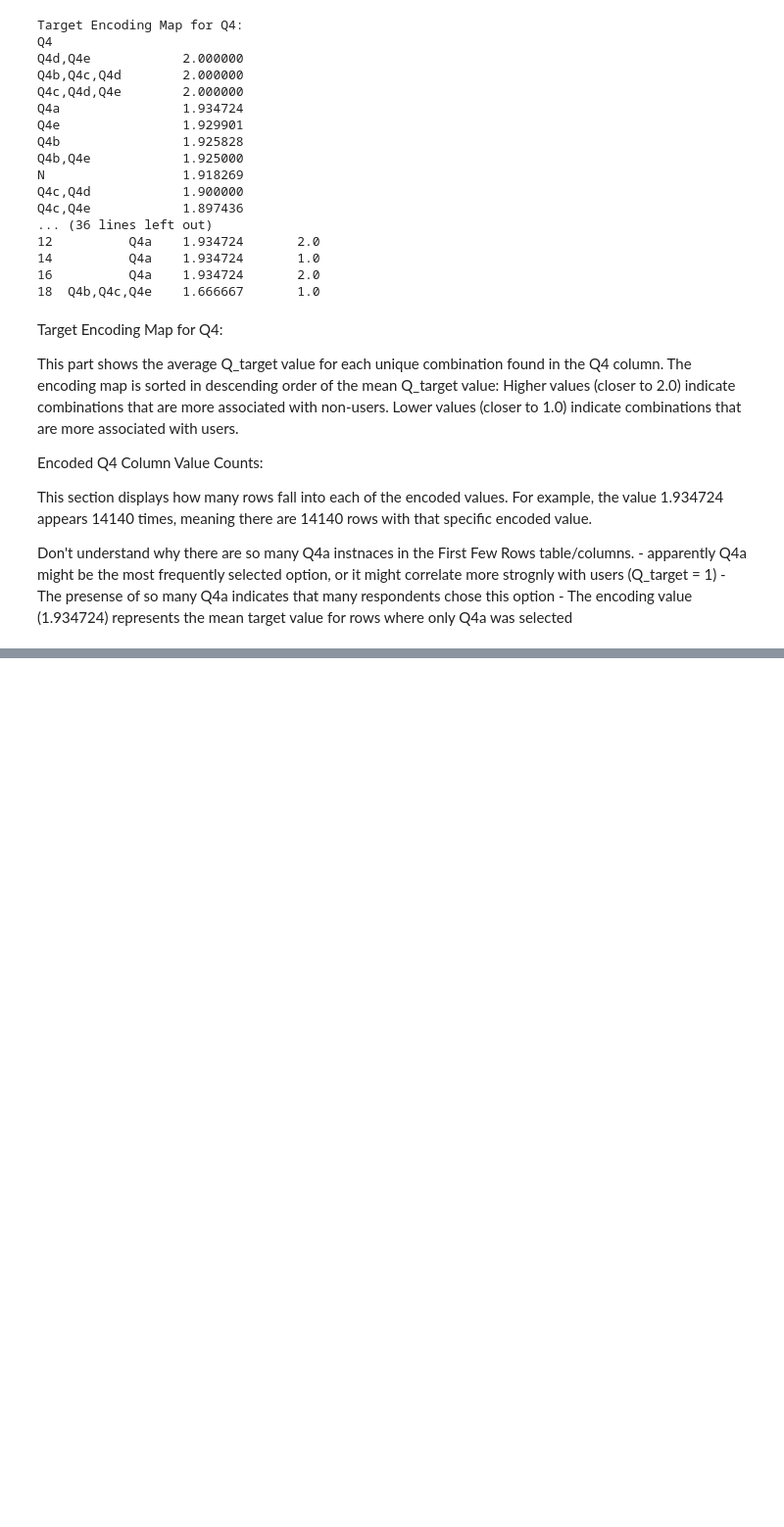
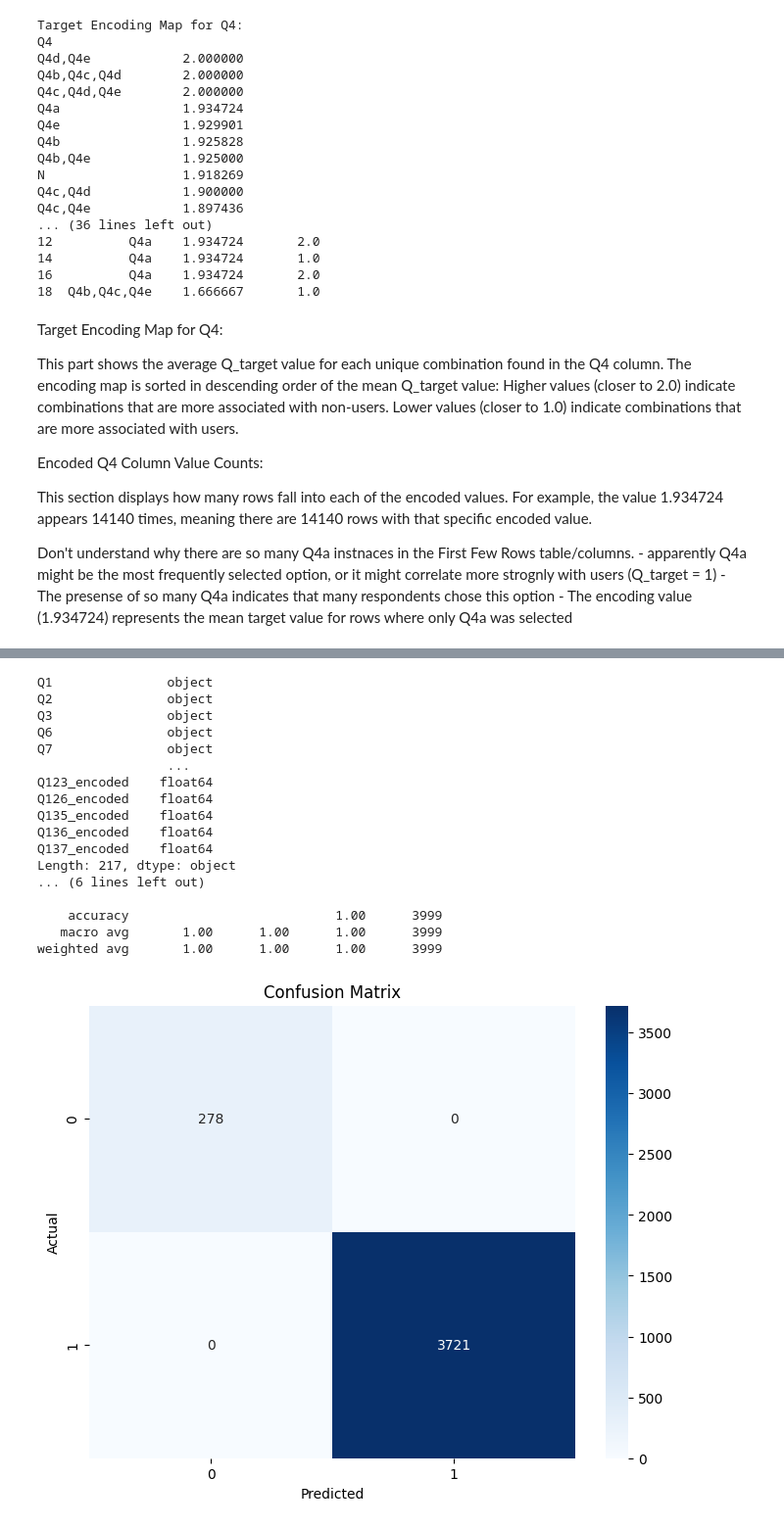
Before and after one commit to jahnltib/predicting-tobacco-use, a Jupyter notebook: data-processing.ipynb, the cells around one changed output, grey strips where cells are left out. Shown at 98% size. Saved outputs shown, nothing was run; the diff lists cells and outputs as text; code cells hidden in the pictures; blank space fills up the shorter version.

Commit message:
Update data-processing.ipynb
encoded the merge columns, random forest model, cross-validation

```diff
--- a/data-processing.ipynb
+++ b/data-processing.ipynb
@@ -2329,0 +2395,2 @@ Don't understand why there are so many Q4a instnaces in the First Few Rows table
+# %%
+df_cleaned.drop(columns=['Q4'], inplace=True)
@@ -2329,0 +2399,78 @@ Don't understand why there are so many Q4a instnaces in the First Few Rows table
+# %%
+# Step 1: Replace specific string values with unique numeric values
+df_cleaned.replace({
+    'N': -1,   # Not Answered
+    'Z': -2,   # Not Displayed
+    'S': -3,   # Skipped
+    'E': -4,   # Missing due to edit checks
+    '.': np.nan  # Missing data remains NaN for imputation
+}, inplace=True)
+
+# Step 2: Handle missing values ('.')
+df_cleaned.fillna(0, inplace=True)  # Or use another imputation strategy if needed
+
+# Step 3: Confirm that the data is now numeric
+print(df_cleaned.dtypes)
+
+# Step 4: Proceed with your existing model training code
+from sklearn.metrics import accuracy_score, classification_report, confusion_matrix
+import matplotlib.pyplot as plt
+import seaborn as sns
+from sklearn.ensemble import RandomForestClassifier
+from sklearn.model_selection import train_test_split
+
+# Split data into features (X) and target (y)
+X = df_cleaned.drop(columns=['Q_target'])
+y = df_cleaned['Q_target']
+
+# Train-test split
+X_train, X_test, y_train, y_test = train_test_split(X, y, test_size=0.2, random_state=42, stratify=y)
+
+# Initialize and train the Random Forest Classifier
+model = RandomForestClassifier(n_estimators=100, random_state=42, class_weight='balanced')
+model.fit(X_train, y_train)
+
+# Make predictions
+y_pred = model.predict(X_test)
+
+# Evaluate the model
+accuracy = accuracy_score(y_test, y_pred)
+print(f"Model Accuracy: {accuracy:.2f}")
+print("Classification Report:")
+print(classification_report(y_test, y_pred))
+
+# Confusion Matrix
+conf_matrix = confusion_matrix(y_test, y_pred)
+plt.figure(figsize=(8, 6))
+sns.heatmap(conf_matrix, annot=True, fmt='d', cmap='Blues')
+plt.xlabel('Predicted')
+plt.ylabel('Actual')
+plt.title('Confusion Matrix')
+plt.show()
+
+# Feature Importance
+feature_importances = model.feature_importances_
+features = X.columns
+importance_df = pd.DataFrame({'Feature': features, 'Importance': feature_importances})
+importance_df = importance_df.sort_values(by='Importance', ascending=False)
+print("\nTop 10 Features by Importance:")
+print(importance_df.head(10))
+# %% [output]
+Q1               object
+Q2               object
+Q3               object
+Q6               object
+Q7               object
+                 ...
+Q123_encoded    float64
+Q126_encoded    float64
+Q135_encoded    float64
+Q136_encoded    float64
+Q137_encoded    float64
+Length: 217, dtype: object
+... (6 lines left out)
+
+    accuracy                           1.00      3999
+   macro avg       1.00      1.00      1.00      3999
+weighted avg       1.00      1.00      1.00      3999
+[figure, added]
```
Also changed, not shown: parts of 8 cells of this notebook.
